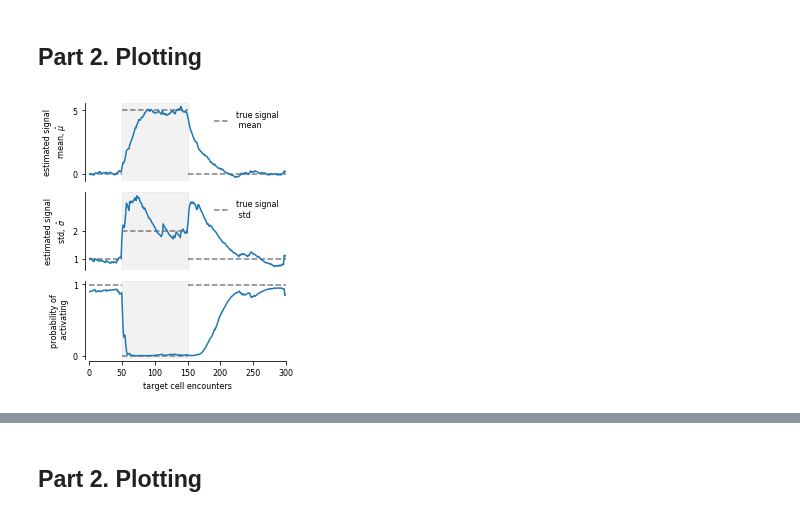
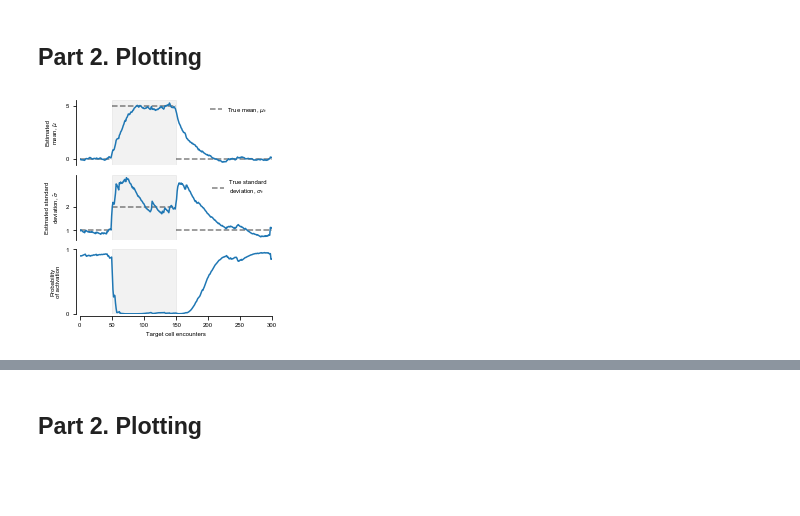
Before and after one commit to ywqin/paper-innate-immune-adaptation, a Jupyter notebook: figures.ipynb, the cells around one changed output, grey strips where cells are left out. Cells and saved outputs as stored; diff of their text form; code cells hidden in the pictures; blank space fills up the shorter version.

```diff
--- a/figures.ipynb
+++ b/figures.ipynb
@@ -23,3 +24,21 @@ from functools import partial
+# %%
+DATA_FOLDER = 'data/'
+
+SUBLABEL_SIZE = 10
+LABEL_SIZE = 6
+FAMILY = 'Arial'
+SINGLE_COLUMN = 8.5/2.54
+ONE_FIVE_COLUMN = 11.4/2.54
+DOUBLE_COLUMN = 17.4/2.54
+
+TRUE_MEAN_LABEL = 'True mean, $\mu_t$'
+ESTD_MEAN_LABEL = 'Estimated\nmean, $\hat{\mu}$'
+TRUE_STD_LABEL = 'True standard\ndeviation, $\sigma_t$'
+ESTD_STD_LABEL = 'Estimated standard\ndeviation, $\hat{\sigma}$'
+ENCOUNTER_LABEL = 'Target cell encounters'
+POA_LABEL = 'Probability of activation'
+
+DASH_STYLE = dict(color='k', linestyle='dashed', alpha=0.5)
 # %% [markdown]
 ## Frequently used functions
 # %%
@@ -279,69 +355,78 @@ Fig 2 data : done
 # %%
 # Fig 2. 2/2
 # load data
-data = pd.read_csv('MultiEnvs_mean_std_beta_poa.csv.gz',compression='gzip')
+data = pd.read_csv('%sMultiEnvs_mean_std_beta_poa.csv.gz' %
+                   (DATA_FOLDER), compression='gzip')
 
 # plotting ------------------------------------------------------
-fig = plt.figure(figsize=(3.425,4))
-plt.rc('font', size=8)
+fig = plt.figure(figsize=(SINGLE_COLUMN, SINGLE_COLUMN*1.0))
+plt.rc('font', size=LABEL_SIZE, family=FAMILY)
 ax1 = fig.add_axes([0.165, 0.73, 0.8, 0.27])
 ax2 = fig.add_axes([0.165, 0.42, 0.8, 0.27])
 ax3 = fig.add_axes([0.165, 0.11, 0.8, 0.27])
-ax1.tick_params(top=False,labelbottom=False)
-ax2.tick_params(top=False,labelbottom=False)
+ax1.tick_params(top=False, labelbottom=False)
+ax2.tick_params(top=False, labelbottom=False)
 ax1.spines['right'].set_visible(False)
 ax1.spines['top'].set_visible(False)
 ax2.spines['right'].set_visible(False)
 ax2.spines['top'].set_visible(False)
 ax3.spines['right'].set_visible(False)
 ax3.spines['top'].set_visible(False)
 
 ax1.spines['bottom'].set_visible(False)
 ax1.axes.get_xaxis().set_visible(False)
 ax2.spines['bottom'].set_visible(False)
 ax2.axes.get_xaxis().set_visible(False)
 ax1.spines['left'].set_position(('axes', -0.02))
 ax2.spines['left'].set_position(('axes', -0.02))
 ax3.spines['left'].set_position(('axes', -0.02))
 ax1.spines['bottom'].set_position(('axes', -0.02))
 ax2.spines['bottom'].set_position(('axes', -0.02))
 ax3.spines['bottom'].set_position(('axes', -0.02))
-ax1.set_xlim(0,total_num)
-ax2.set_xlim(0,total_num)
-ax3.set_xlim(0,total_num)
-ax1.set_yticks([0,5])
-ax1.set_yticklabels([0,5])
-ax2.set_yticks([1,2])
-ax2.set_yticklabels([1,2])
-ax3.set_yticks([0,1])
+ax1.set_xlim(0, total_num)
+ax2.set_xlim(0, total_num)
+ax3.set_xlim(0, total_num)
+ax1.set_yticks([0, 5])
+ax1.set_yticklabels([0, 5])
+ax2.set_yticks([1, 2])
+ax2.set_yticklabels([1, 2])
+ax3.set_yticks([0, 1])
 ax1.axvspan(num1env, num1env+num2env, alpha=0.1, color='grey')
 ax2.axvspan(num1env, num1env+num2env, alpha=0.1, color='grey')
 ax3.axvspan(num1env, num1env+num2env, alpha=0.1, color='grey')
-#plt.gca().yaxis.set_major_formatter(StrMethodFormatter('{x:,.1f}'))
-ax1.hlines(y=m_env1,xmin=0,xmax=num1env, color='black',linestyle='dashed',alpha=0.5,label='true signal\n mean')
-ax1.hlines(y=m_env2,xmin=num1env,xmax=num1env+num2env, color='black',linestyle='dashed',alpha=0.5)
-ax1.hlines(y=m_env1,xmin=num1env+num2env,xmax=num1env+num2env+num3env, color='black',linestyle='dashed',alpha=0.5)
-ax2.hlines(y=math.sqrt(var_env1),xmin=0,xmax=num1env, color='black',linestyle='dashed',alpha=0.5,label='true signal\n std ')
-ax2.hlines(y=math.sqrt(var_env2),xmin=num1env,xmax=num1env+num2env, color='black',linestyle='dashed',alpha=0.5)
-ax2.hlines(y=math.sqrt(var_env1),xmin=num1env+num2env,xmax=num1env+num2env+num3env, color='black',linestyle='dashed',alpha=0.5)
-ax3.hlines(0.99,0,num1env, color='black',linestyle='dashed',alpha=0.5)
-ax3.hlines(0,num1env,num1env+num2env, color='black',linestyle='dashed',alpha=0.5)
-ax3.hlines(0.99,num1env+num2env,num1env+num2env+num3env, color='black',linestyle='dashed',alpha=0.5)
-#ax3.set_ylim(0,1)
+
+ax1.hlines(y=m_env1, xmin=0, xmax=num1env, label=TRUE_MEAN_LABEL, **DASH_STYLE)
+ax1.hlines(y=m_env2, xmin=num1env, xmax=num1env+num2env, **DASH_STYLE)
+ax1.hlines(y=m_env1, xmin=num1env+num2env,
+           xmax=num1env+num2env+num3env, **DASH_STYLE)
+
+ax2.hlines(y=math.sqrt(var_env1), xmin=0, xmax=num1env,
+           label=TRUE_STD_LABEL, **DASH_STYLE)
+ax2.hlines(y=math.sqrt(var_env2), xmin=num1env,
+           xmax=num1env+num2env, **DASH_STYLE)
+ax2.hlines(y=math.sqrt(var_env1), xmin=num1env+num2env,
+           xmax=num1env+num2env+num3env, **DASH_STYLE)
+
+#ax3.hlines(0.99, 0, num1env, **DASH_STYLE)
+#ax3.hlines(0, num1env, num1env+num2env, **DASH_STYLE)
+#ax3.hlines(0.99, num1env+num2env,num1env+num2env+num3env, **DASH_STYLE)
+
+ax3.set_ylim(-0.01, 1)
 #ax3.set_yticks(np.arange(0, 1.1, step=1))
+
 # plot
-ax1.legend(loc='upper right',frameon=False)
-ax2.legend(loc='upper right',frameon=False)
-ax1.plot(df['mean'])
-ax1.set_ylabel('estimated signal\n mean, $\hat{\mu}$')
-ax2.plot(df['std'])
-ax2.set_ylabel('estimated signal\n std, $\hat{\sigma}$')
-ax3.plot(df['poa'])
-ax3.set_xlabel('target cell encounters')
-ax3.set_ylabel('probability of\n activating')
-plt.savefig('Fig2_NKAdaptToChangingEnv.pdf', format='pdf', dpi=300)
+ax1.legend(loc='upper right', frameon=False)
+ax2.legend(loc='upper right', frameon=False)
+ax1.plot(data['mean'])
+ax1.set_ylabel(ESTD_MEAN_LABEL)
+ax2.plot(data['std'])
+ax2.set_ylabel(ESTD_STD_LABEL)
+ax3.plot(data['poa'])
+ax3.set_xlabel(ENCOUNTER_LABEL)
+ax3.set_ylabel('Probability\nof activation')
+plt.savefig('fig2-adaptation-dynamic.pdf', format='pdf', dpi=300)
 plt.show()
 plt.close()
 # %% [output]
-[figure, old version]
+[figure, new version]
 # %% [markdown]
```
Also changed, not shown: parts of 30 cells of this notebook.
